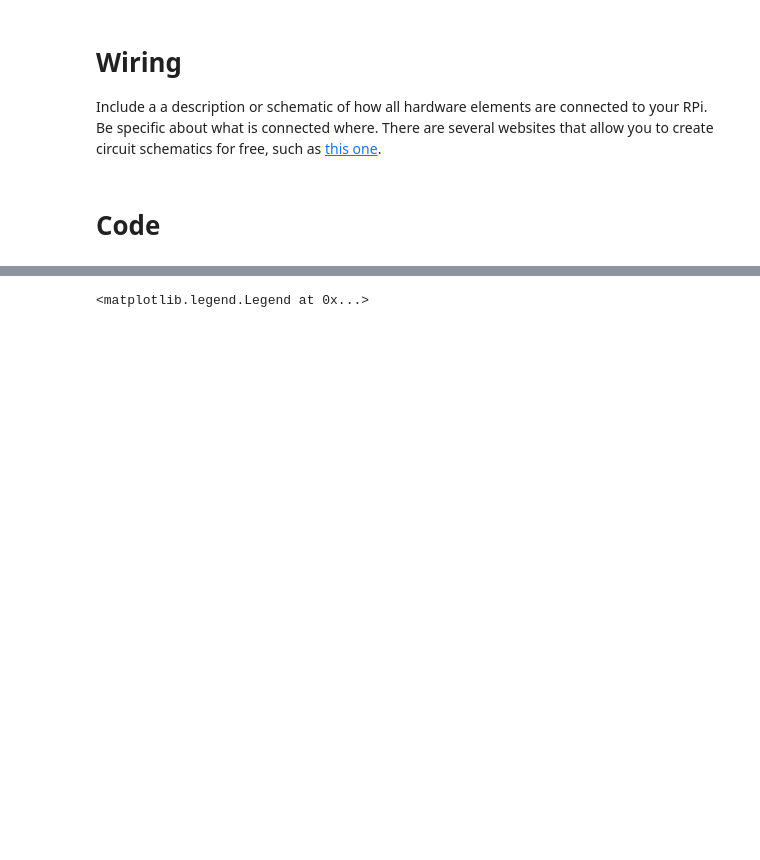
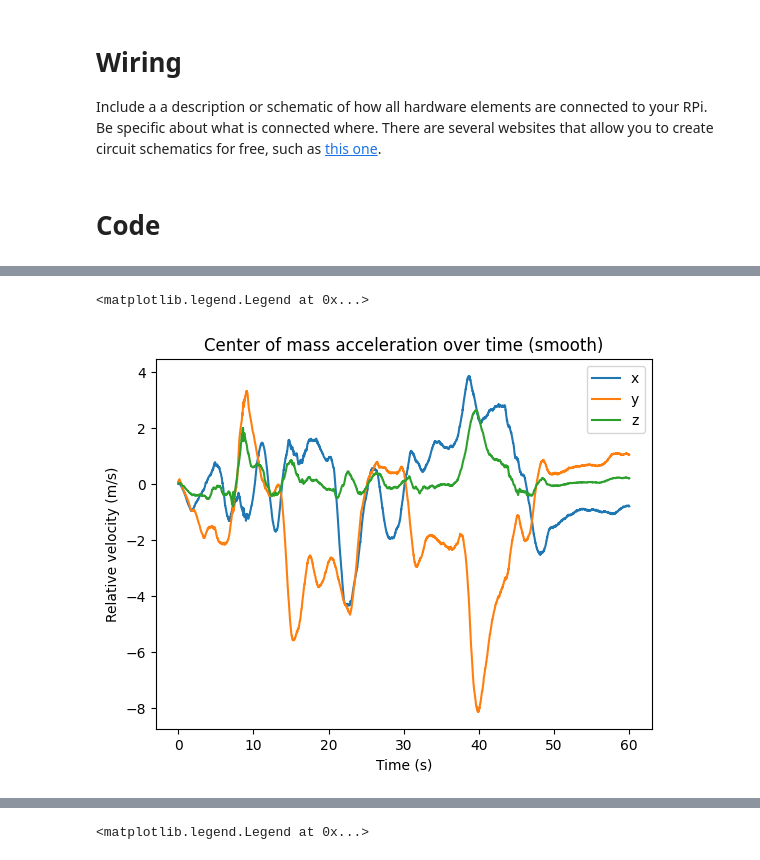
Before and after one commit to tobin-ford/CSCI-250-Capstone, a Jupyter notebook: CAP_Report.ipynb, the cells around one changed output, grey strips where cells are left out. Cells and saved outputs as stored; diff of their text form; code cells hidden in the pictures; blank space fills up the shorter version.

```diff
--- a/CAP_Report.ipynb
+++ b/CAP_Report.ipynb
@@ -234,0 +269,9 @@ plt.legend(["x","y","z"])
+# %%
+plt.plot(smoothed_accs[:,0], smoothed_accs[:, 1:4])
+plt.title("Center of mass acceleration over time (smooth)")
+plt.xlabel("Time (s)")
+plt.ylabel("Relative velocity (m/s)")
+plt.legend(["x","y","z"])
+# %% [output]
+<matplotlib.legend.Legend at 0x...>
+[figure, added]
```
Also changed, not shown: parts of 19 cells of this notebook.
